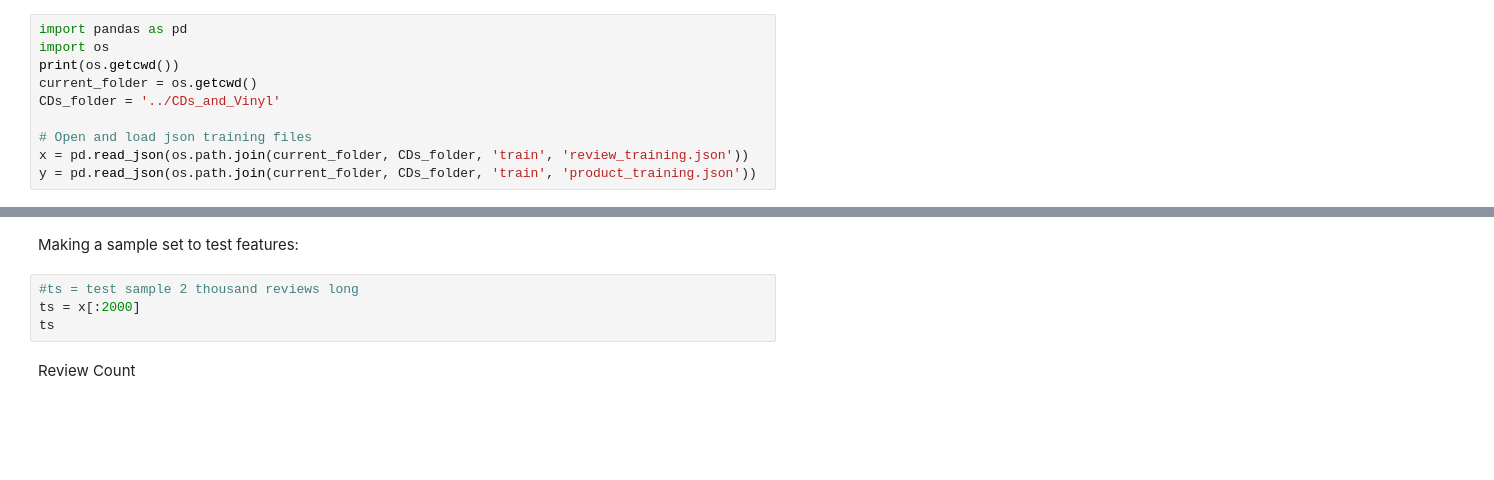
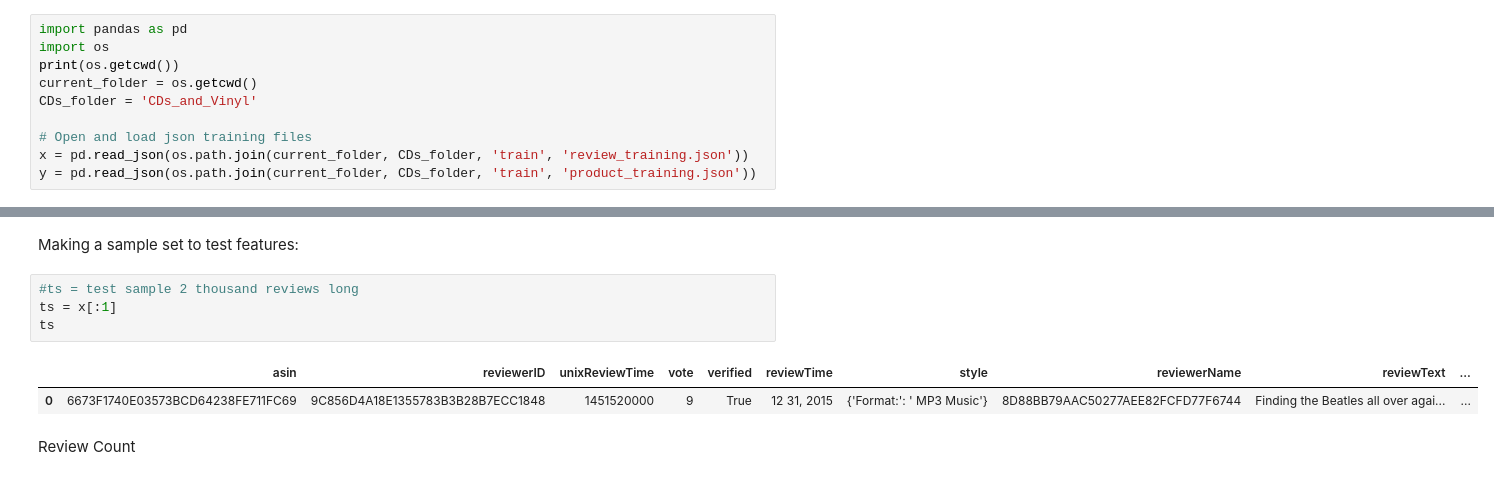
Before and after one commit to mjrog3/amazonawesomeness, a Jupyter notebook: ProjectNotebook.ipynb, the cells around one changed output, grey strips where cells are left out. Cells and saved outputs as stored; diff of their text form; blank space fills up the shorter version.

```diff
--- a/ProjectNotebook.ipynb
+++ b/ProjectNotebook.ipynb
@@ -7,7 +7,7 @@ import pandas as pd
 import os
 print(os.getcwd())
 current_folder = os.getcwd()
-CDs_folder = '../CDs_and_Vinyl'
+CDs_folder = 'CDs_and_Vinyl'
 
 # Open and load json training files
 x = pd.read_json(os.path.join(current_folder, CDs_folder, 'train', 'review_training.json'))
@@ -61,8 +47,11 @@ y #073082 rows <- # products
 Making a sample set to test features:
 # %%
 #ts = test sample 2 thousand reviews long
-ts = x[:2000]
+ts = x[:1]
 ts
+# %% [output]
+|  | asin | reviewerID | unixReviewTime | vote | verified | reviewTime | style | reviewerName | reviewText | ... |
+| 0 | 6673F1740E03573BCD64238FE711FC69 | 9C856D4A18E1355783B3B28B7ECC1848 | 1451520000 | 9 | True | 12 31, 2015 | {'Format:': ' MP3 Music'} | 8D88BB79AAC50277AEE82FCFD77F6744 | Finding the Beatles all over agai... | ... |
 # %% [markdown]
 Review Count
 # %%
```
Also changed, not shown: parts of 20 cells of this notebook.
